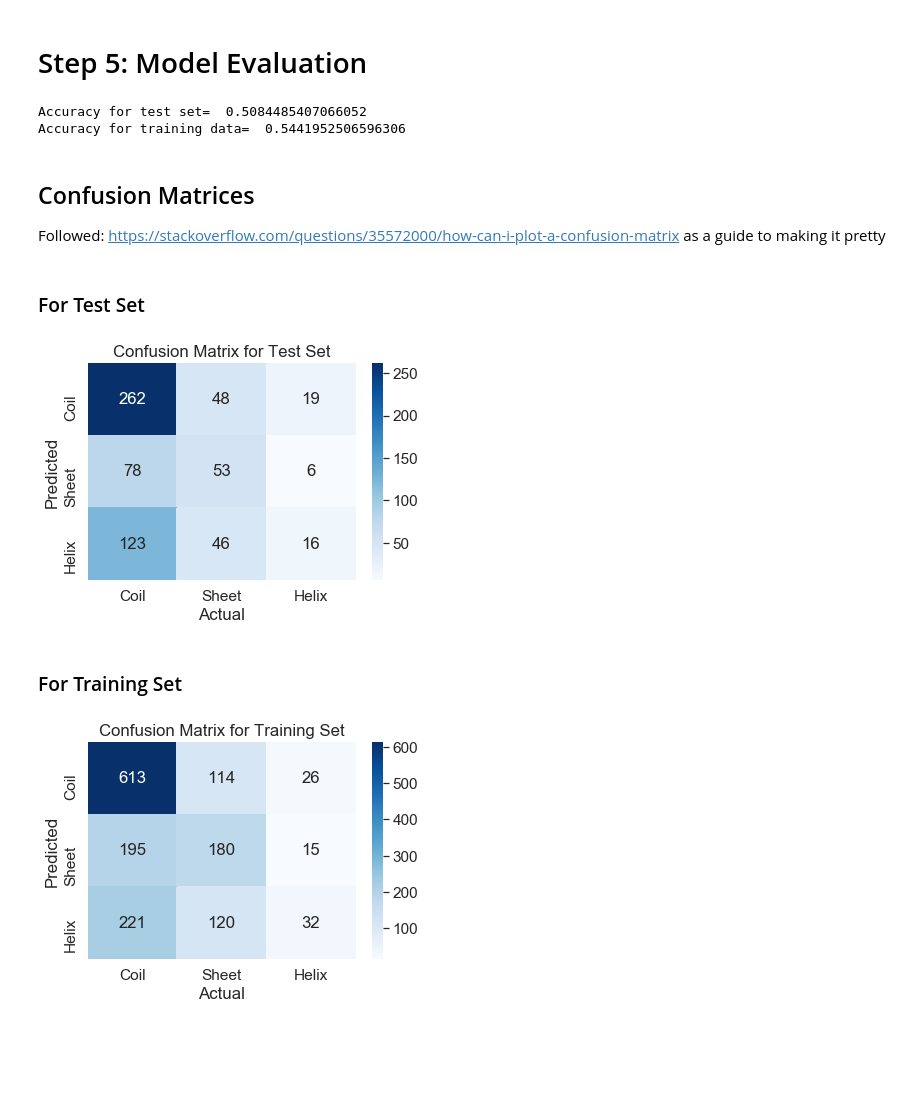
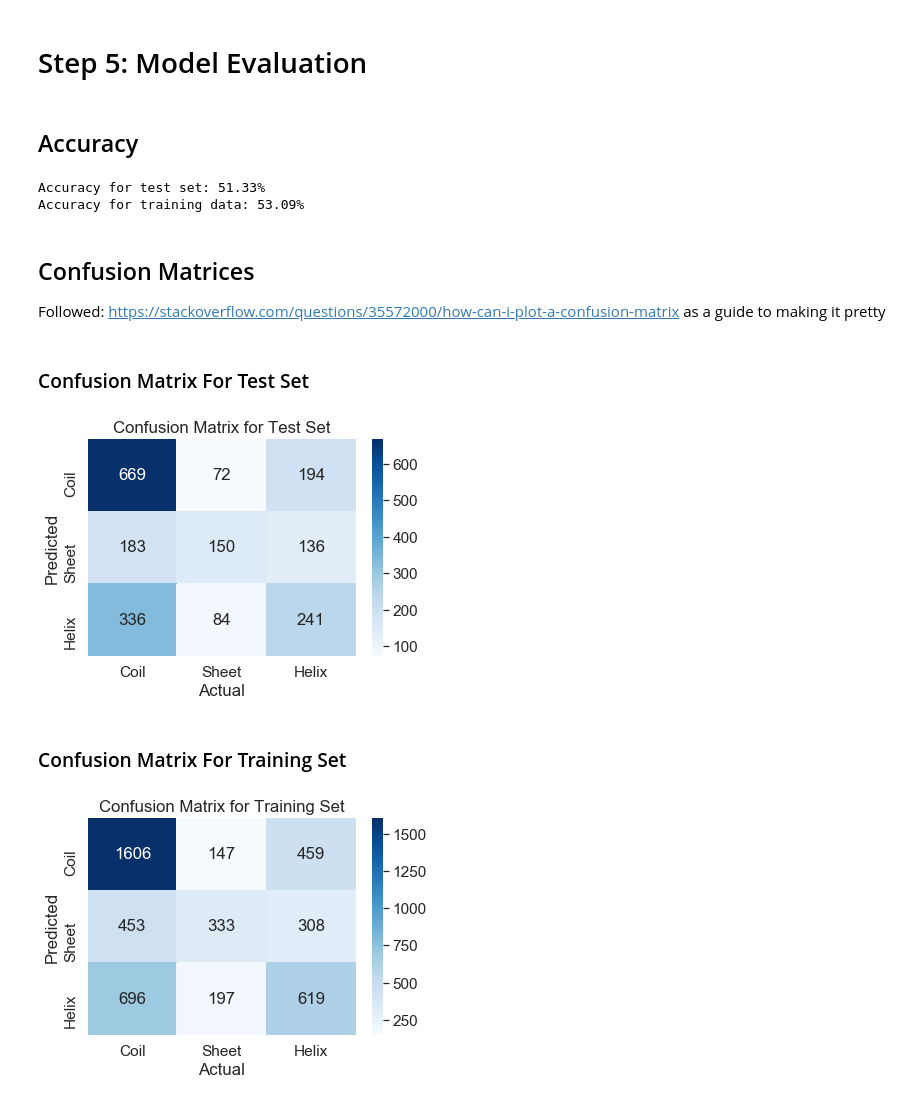
Before and after one commit to Lehcar/protein-secondary-structure-predictor, a Jupyter notebook: predictor.ipynb, the cells around one changed output. Drawn from its saved outputs; the diff is of its cells as text; code cells hidden in the pictures; blank space fills up the shorter version.

```diff
--- a/predictor.ipynb
+++ b/predictor.ipynb
@@ -242,0 +222,9 @@ MLPClassifier(activation='relu', alpha=0.0001, batch_size='auto', beta_1=0.9,
+# %%
+#model = MLPClassifier() #Default Model
+
+#Tuned Model (Logistic)
+model = MLPClassifier(activation='logistic', hidden_layer_sizes=(500,100), max_iter=1000,alpha=0.001, n_iter_no_change=50)
+
+#hyperbolic tan function improved accuracy by .40%
+#model = MLPClassifier(activation='tanh', hidden_layer_sizes=(500,100), max_iter=1000,alpha=0.001, n_iter_no_change=50)
+model.fit(x_train, y_train.values.ravel())
@@ -243,12 +239,14 @@ MLPClassifier(activation='relu', alpha=0.0001, batch_size='auto', beta_1=0.9,
 # %% [markdown]
 # Step 5: Model Evaluation
+# %% [markdown]
+## Accuracy
 # %%
 preds = model.predict(x_test)
-print('Accuracy for test set= ', accuracy_score(y_test, preds))
-print('Accuracy for training data= ', accuracy_score(y_train, model.predict(x_train)))
+print('Accuracy for test set: {:.2f}%'.format(accuracy_score(y_test, preds)*100))
+print('Accuracy for training data: {:.2f}%'.format(accuracy_score(y_train, model.predict(x_train))*100))
 # %% [output]
-Accuracy for test set=  0.5084485407066052
-Accuracy for training data=  0.5441952506596306
+Accuracy for test set: 51.33%
+Accuracy for training data: 53.09%
 # %% [markdown]
 ## Confusion Matrices
 Followed: https://stackoverflow.com/questions/35572000/how-can-i-plot-a-confusion-matrix as a guide to making it pretty
@@ -258,7 +256,7 @@ Followed: https://stackoverflow.com/questions/35572000/how-can-i-plot-a-confusio
 
 def create_cm(title, cm):
     #'-' = Coil, 'E' = Sheet, 'H' = Helix
-    df_cm = pd.DataFrame(array, ['Coil','Sheet','Helix'],
+    df_cm = pd.DataFrame(cm, ['Coil','Sheet','Helix'],
                       ['Coil', 'Sheet', 'Helix'])
     sns.set(font_scale=1.4)#for label size
     sns.heatmap(df_cm, annot=True, fmt='g', cmap="Blues")
@@ -275,16 +273,16 @@ def create_cm(title, cm):
 
     plt.show()
 # %% [markdown]
-### For Test Set
+### Confusion Matrix For Test Set
 # %%
-array = confusion_matrix(y_test, preds)
-create_cm("Confusion Matrix for Test Set", array)
+array_test = confusion_matrix(y_test, preds)
+create_cm("Confusion Matrix for Test Set", array_test)
 # %% [output]
-[figure, old version]
+[figure, new version]
 # %% [markdown]
-### For Training Set
+### Confusion Matrix For Training Set
 # %%
-array= confusion_matrix(y_train, model.predict(x_train))
-create_cm("Confusion Matrix for Training Set", array)
+array_train= confusion_matrix(y_train, model.predict(x_train))
+create_cm("Confusion Matrix for Training Set", array_train)
 # %% [output]
-[figure, old version]
+[figure, new version]
```
Also changed, not shown: parts of 18 cells of this notebook, 1 other file.
